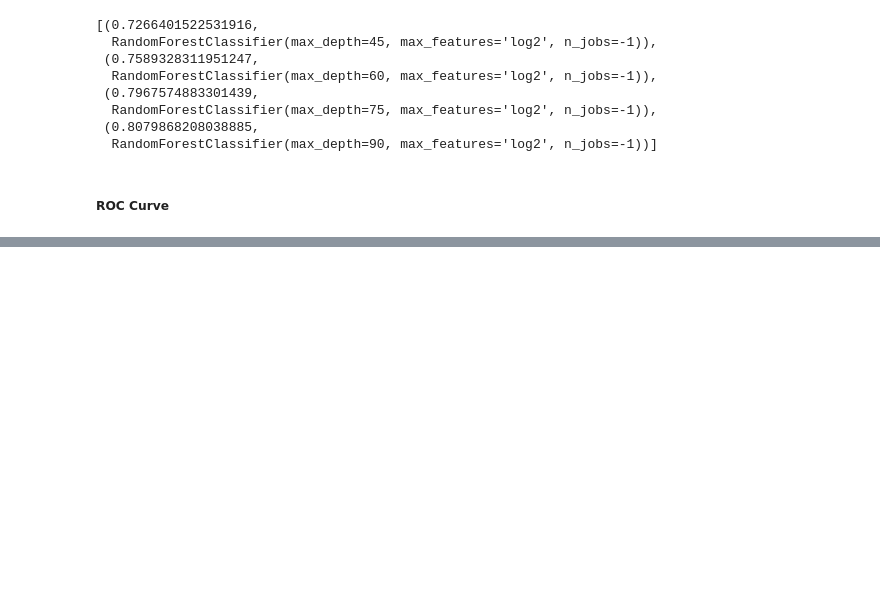
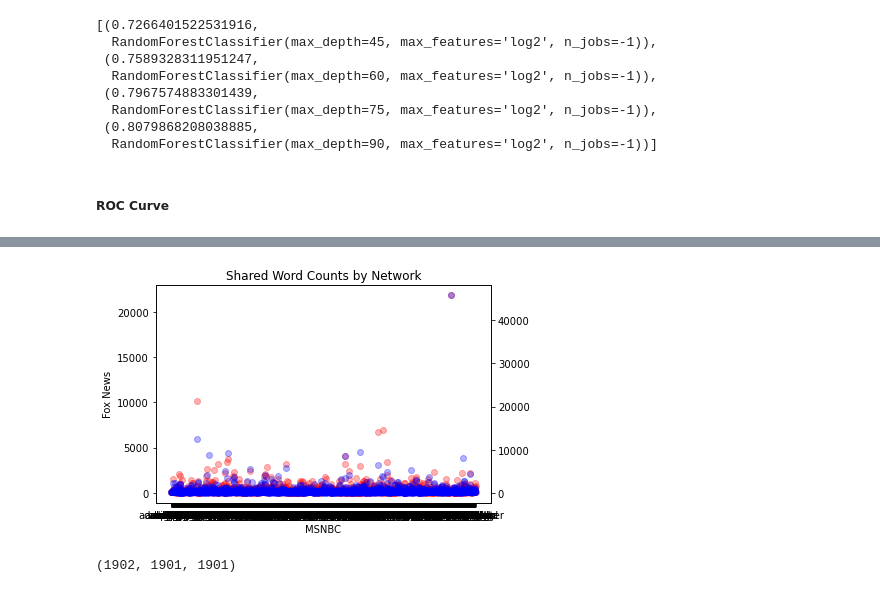
Before and after one commit to leckieje/chyrons_nlp, a Jupyter notebook: chyrons_book.ipynb, the cells around one changed output, grey strips where cells are left out. Saved outputs shown, nothing was run; the diff lists cells and outputs as text; code cells hidden in the pictures; blank space fills up the shorter version.

```diff
--- a/chyrons_book.ipynb
+++ b/chyrons_book.ipynb
@@ -983,0 +996,16 @@ def fit_nmf(X, n_components=2):
+# %%
+fig, ax1 = plt.subplots()
+ax2 = ax1.twinx()
+xs = word_counts.columns[:-1]
+
+ax1.scatter(xs, fox_words.sum(), alpha=0.3, color='red')
+ax2.scatter(xs, nbc_words.sum(), alpha=0.3, color='blue')
+ax1.set_title('Shared Word Counts by Network')
+ax1.set_xlabel('MSNBC')
+ax1.set_ylabel('Fox News');
+# %% [output]
+[figure, added]
+# %%
+len(xs), len(fox_words.sum()), len(nbc_words.sum())
+# %% [output]
+(1902, 1901, 1901)
```
Also changed, not shown: parts of 63 cells of this notebook.
